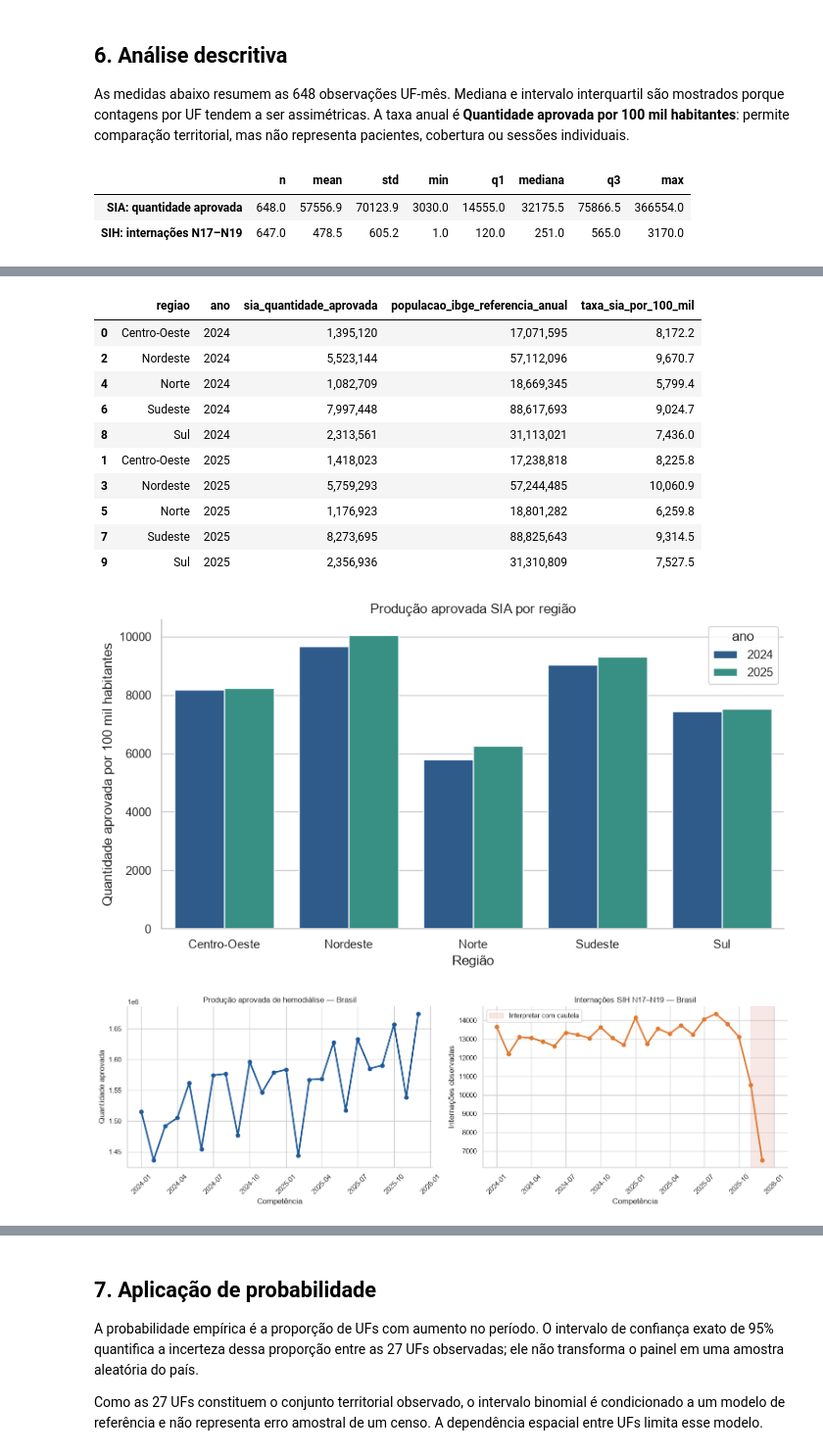
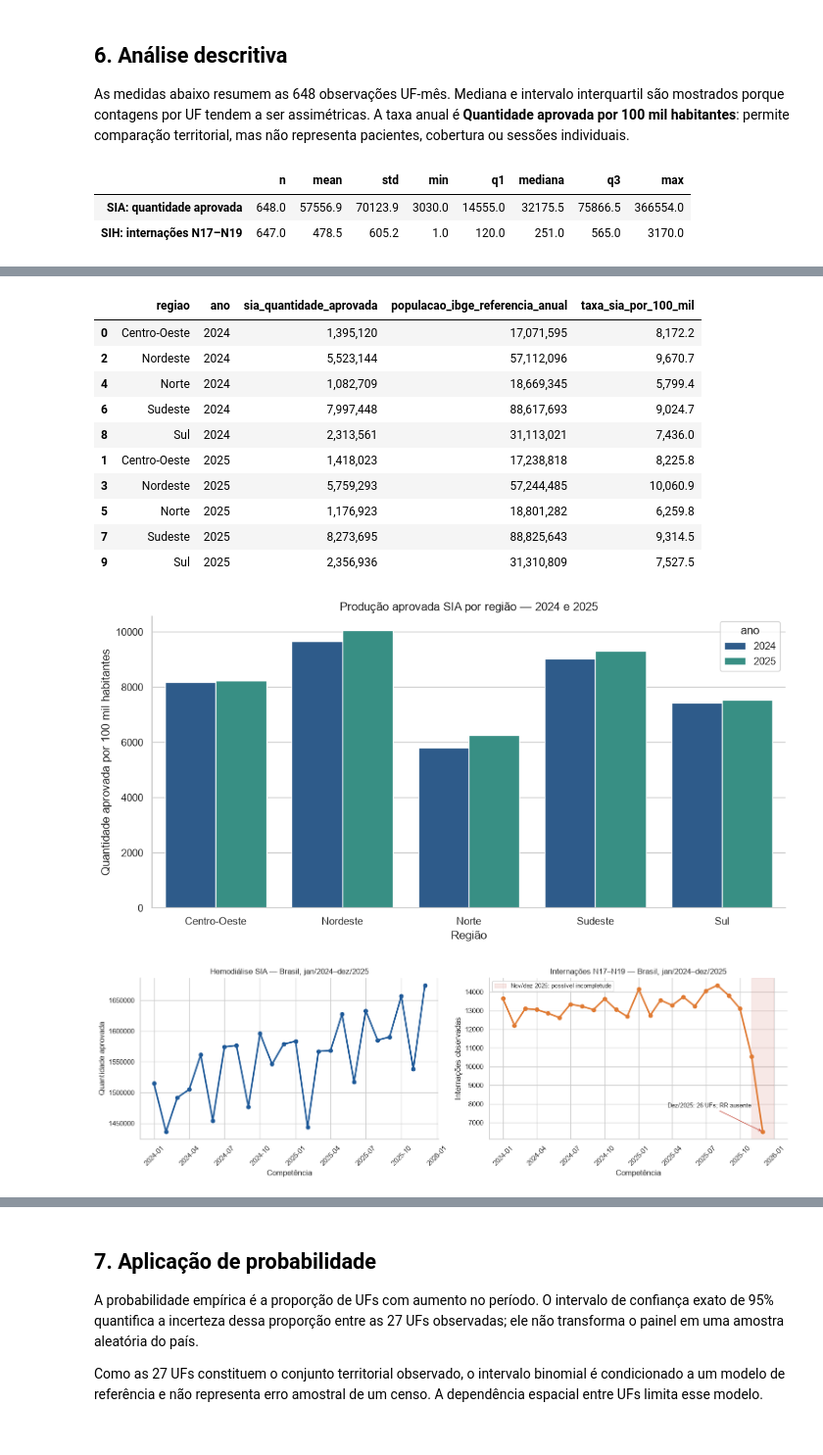
Before and after one commit to paula-33/POS-SENAI, a Jupyter notebook: estatistica-aplicada-a-analise-de-dados-40h/Trabalho-final/Notebook/09_ANALISE_ESTATISTICA_E_PREVISAO_DRC.ipynb, the cells around one changed output, grey strips where cells are left out. Shown at 98% size. Drawn from its saved outputs; the diff is of its cells as text; code cells hidden in the pictures.

```diff
--- a/estatistica-aplicada-a-analise-de-dados-40h/Trabalho-final/Notebook/09_ANALISE_ESTATISTICA_E_PREVISAO_DRC.ipynb
+++ b/estatistica-aplicada-a-analise-de-dados-40h/Trabalho-final/Notebook/09_ANALISE_ESTATISTICA_E_PREVISAO_DRC.ipynb
@@ -165,9 +166,9 @@ display(taxa_sia_regional.sort_values(['ano', 'regiao'])
         .style.format({'sia_quantidade_aprovada': '{:,.0f}', 'populacao_ibge_referencia_anual': '{:,.0f}',
                        'taxa_sia_por_100_mil': '{:,.1f}'}))
 
-fig, ax = plt.subplots(figsize=(10, 5))
+fig, ax = plt.subplots(figsize=(10, 5), layout='constrained')
 sns.barplot(data=taxa_sia_regional, x='regiao', y='taxa_sia_por_100_mil', hue='ano', palette=[CORES['sia'], CORES['destaque']], ax=ax)
-ax.set(title='Produção aprovada SIA por região', xlabel='Região', ylabel='Quantidade aprovada por 100 mil habitantes')
+ax.set(title='Produção aprovada SIA por região — 2024 e 2025', xlabel='Região', ylabel='Quantidade aprovada por 100 mil habitantes')
 ax.spines[['top', 'right']].set_visible(False)
 plt.show()
 
@@ -179,12 +180,17 @@ serie_brasil['rotulo'] = serie_brasil['data'].dt.strftime('%m/%Y')
 
 fig, axes = plt.subplots(1, 2, figsize=(15, 4.6), layout='constrained')
 axes[0].plot(serie_brasil['data'], serie_brasil['sia'], marker='o', color=CORES['sia'], linewidth=2.5)
-axes[0].set(title='Produção aprovada de hemodiálise — Brasil', ylabel='Quantidade aprovada', xlabel='Competência')
+axes[0].set(title='Hemodiálise SIA — Brasil, jan/2024–dez/2025', ylabel='Quantidade aprovada', xlabel='Competência')
 axes[1].plot(serie_brasil['data'], serie_brasil['sih'], marker='o', color=CORES['sih'], linewidth=2.5)
-axes[1].axvspan(pd.Timestamp('2025-11-01'), pd.Timestamp('2025-12-31'), color=CORES['alerta'], alpha=.12, label='Interpretar com cautela')
-axes[1].set(title='Internações SIH N17–N19 — Brasil', ylabel='Internações observadas', xlabel='Competência')
-axes[1].legend(frameon=True)
+axes[1].axvspan(pd.Timestamp('2025-11-01'), pd.Timestamp('2025-12-31'), color=CORES['alerta'], alpha=.12, label='Nov/dez 2025: possível incompletude')
+axes[1].set(title='Internações N17–N19 — Brasil, jan/2024–dez/2025', ylabel='Internações observadas', xlabel='Competência')
+axes[1].legend(frameon=True, fontsize=9)
+axes[1].annotate('Dez/2025: 26 UFs; RR ausente',
+                 xy=(serie_brasil.iloc[-1]['data'], serie_brasil.iloc[-1]['sih']),
+                 xytext=(-18, 38), textcoords='offset points', ha='right', fontsize=9,
+                 arrowprops={'arrowstyle': '->', 'color': CORES['alerta']})
 for ax in axes:
+    ax.ticklabel_format(axis='y', style='plain')
     ax.tick_params(axis='x', rotation=45)
     ax.spines[['top', 'right']].set_visible(False)
 plt.show()
@@ -193,35 +199,35 @@ plt.show()
 | SIA: quantidade aprovada | 648.0 | 57556.9 | 70123.9 | 3030.0 | 14555.0 | 32175.5 | 75866.5 | 366554.0 |
 | SIH: internações N17–N19 | 647.0 | 478.5 | 605.2 | 1.0 | 120.0 | 251.0 | 565.0 | 3170.0 |
 |  | sigla_uf | uf | regiao | ano | sia_quantidade_aprovada | populacao_ibge_referencia_anual | taxa_sia_por_100_mil |
 | 32 | PI | Piauí | Nordeste | 2024 | 396,540 | 3,375,646 | 11,747.1 |
 | 38 | RN | Rio Grande do Norte | Nordeste | 2024 | 386,293 | 3,446,071 | 11,209.7 |
 | 30 | PE | Pernambuco | Nordeste | 2024 | 1,032,594 | 9,539,029 | 10,824.9 |
 | 20 | MG | Minas Gerais | Sudeste | 2024 | 2,275,652 | 21,322,691 | 10,672.4 |
 | 10 | CE | Ceará | Nordeste | 2024 | 959,613 | 9,233,656 | 10,392.6 |
 | 2 | AL | Alagoas | Nordeste | 2024 | 314,647 | 3,220,104 | 9,771.3 |
 | 22 | MS | Mato Grosso do Sul | Centro-Oeste | 2024 | 282,722 | 2,901,895 | 9,742.7 |
 | 8 | BA | Bahia | Nordeste | 2024 | 1,387,682 | 14,850,513 | 9,344.3 |
 | 50 | SP | São Paulo | Sudeste | 2024 | 4,014,211 | 45,973,194 | 8,731.6 |
 | 0 | AC | Acre | Norte | 2024 | 74,891 | 880,631 | 8,504.2 |
 | ... | ... | ... | ... | ... | ... | ... | ... |
 | 47 | SC | Santa Catarina | Sul | 2025 | 539,921 | 8,187,029 | 6,594.8 |
 | 53 | TO | Tocantins | Norte | 2025 | 102,219 | 1,586,859 | 6,441.6 |
 | 43 | RR | Roraima | Norte | 2025 | 45,772 | 738,772 | 6,195.7 |
 | 13 | DF | Distrito Federal | Centro-Oeste | 2025 | 173,691 | 2,996,899 | 5,795.7 |
 | 5 | AM | Amazonas | Norte | 2025 | 166,531 | 4,321,616 | 3,853.4 |
 |  | regiao | ano | sia_quantidade_aprovada | populacao_ibge_referencia_anual | taxa_sia_por_100_mil |
 | 0 | Centro-Oeste | 2024 | 1,395,120 | 17,071,595 | 8,172.2 |
 | 2 | Nordeste | 2024 | 5,523,144 | 57,112,096 | 9,670.7 |
 | 4 | Norte | 2024 | 1,082,709 | 18,669,345 | 5,799.4 |
 | 6 | Sudeste | 2024 | 7,997,448 | 88,617,693 | 9,024.7 |
 | 8 | Sul | 2024 | 2,313,561 | 31,113,021 | 7,436.0 |
 | 1 | Centro-Oeste | 2025 | 1,418,023 | 17,238,818 | 8,225.8 |
 | 3 | Nordeste | 2025 | 5,759,293 | 57,244,485 | 10,060.9 |
 | 5 | Norte | 2025 | 1,176,923 | 18,801,282 | 6,259.8 |
 | 7 | Sudeste | 2025 | 8,273,695 | 88,825,643 | 9,314.5 |
 | 9 | Sul | 2025 | 2,356,936 | 31,310,809 | 7,527.5 |
-[figure, old version]
+[figure, new version]
-[figure, old version]
+[figure, new version]
 # %%
 jan_out = painel.loc[painel['mes'].between(1, 10)].copy()
 por_uf = (jan_out.groupby(['sigla_uf', 'uf', 'regiao', 'ano'], as_index=False)
```
Also changed, not shown: parts of 8 cells of this notebook, 24 other files.
